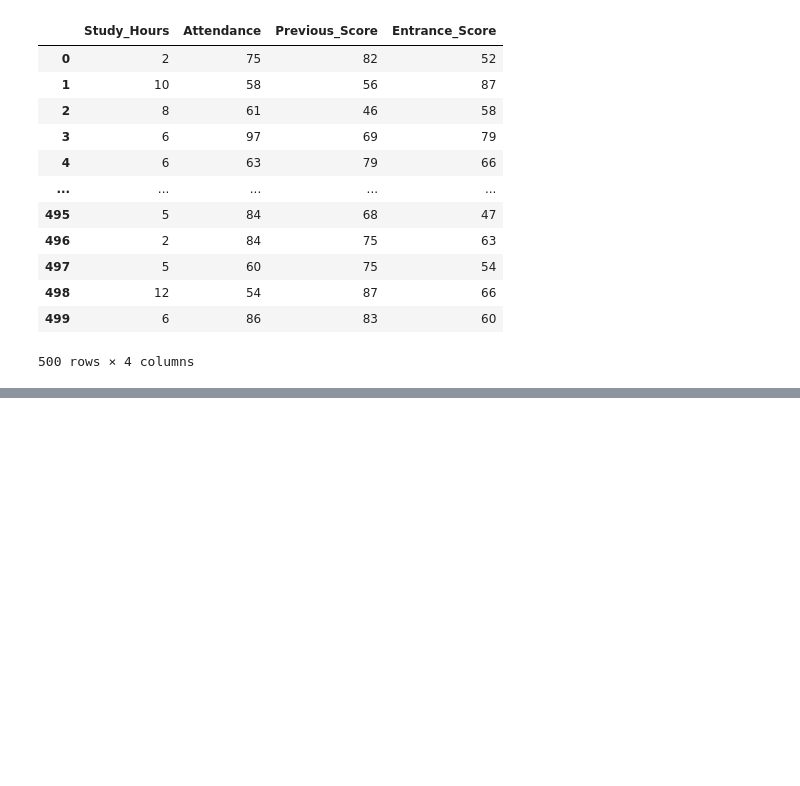
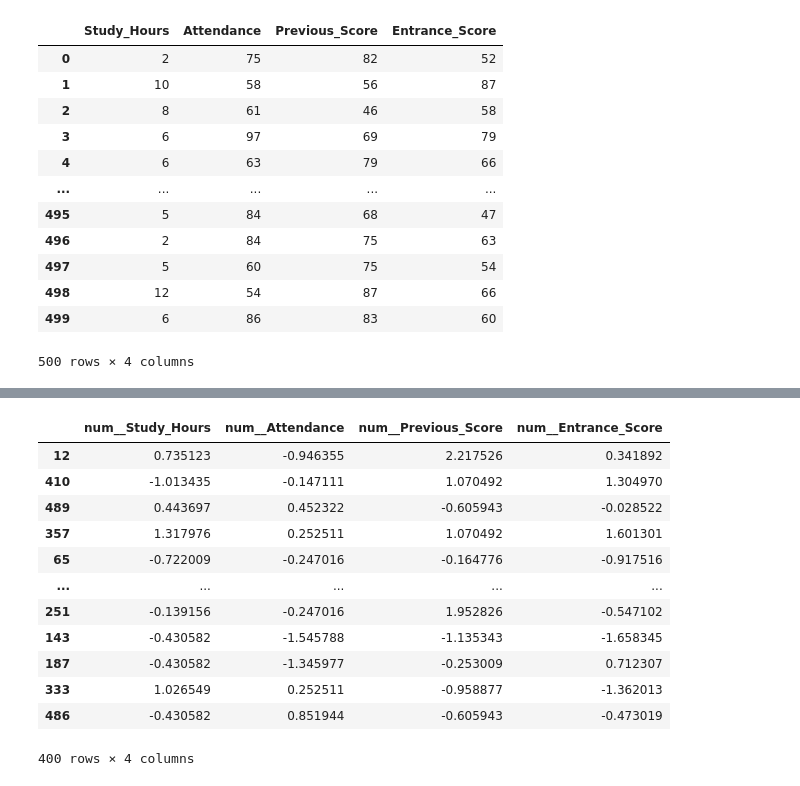
Before and after one commit to data-spice/AI_LESSON, a Jupyter notebook: practice/logistic_reg2.ipynb, the cells around one changed output, grey strips where cells are left out. Saved outputs shown, nothing was run; the diff lists cells and outputs as text; code cells hidden in the pictures; blank space fills up the shorter version.

Commit message:
added a model with label encoding

```diff
--- a/practice/logistic_reg2.ipynb
+++ b/practice/logistic_reg2.ipynb
@@ -35,0 +36,3 @@ sns.pboxlot(df)
+# %%
+y=df["Admitted"]
+y
@@ -35,0 +52,34 @@ sns.pboxlot(df)
+# %%
+from sklearn.model_selection import train_test_split
+
+X_train,X_test,y_train,y_test=train_test_split(x,y,random_state=87,test_size=0.2)
+# %%
+from sklearn.compose import ColumnTransformer
+from sklearn.preprocessing import StandardScaler
+
+preprocessor=ColumnTransformer(
+    transformers=[
+        (
+            'num',
+            StandardScaler(),
+            ["Study_Hours","Attendance","Previous_Score","Entrance_Score"]
+        )
+    ],remainder='passthrough'
+).set_output(transform='pandas')
+# %%
+X_train_transformed=preprocessor.fit_transform(X_train)
+X_train_transformed
+# %% [output]
+|  | num__Study_Hours | num__Attendance | num__Previous_Score | num__Entrance_Score |
+| 12 | 0.735123 | -0.946355 | 2.217526 | 0.341892 |
+| 410 | -1.013435 | -0.147111 | 1.070492 | 1.304970 |
+| 489 | 0.443697 | 0.452322 | -0.605943 | -0.028522 |
+| 357 | 1.317976 | 0.252511 | 1.070492 | 1.601301 |
+| 65 | -0.722009 | -0.247016 | -0.164776 | -0.917516 |
+| ... | ... | ... | ... | ... |
+| 251 | -0.139156 | -0.247016 | 1.952826 | -0.547102 |
+| 143 | -0.430582 | -1.545788 | -1.135343 | -1.658345 |
+| 187 | -0.430582 | -1.345977 | -0.253009 | 0.712307 |
+| 333 | 1.026549 | 0.252511 | -0.958877 | -1.362013 |
+| 486 | -0.430582 | 0.851944 | -0.605943 | -0.473019 |
+400 rows × 4 columns
```
Also changed, not shown: parts of 10 cells of this notebook, 3 other files.
